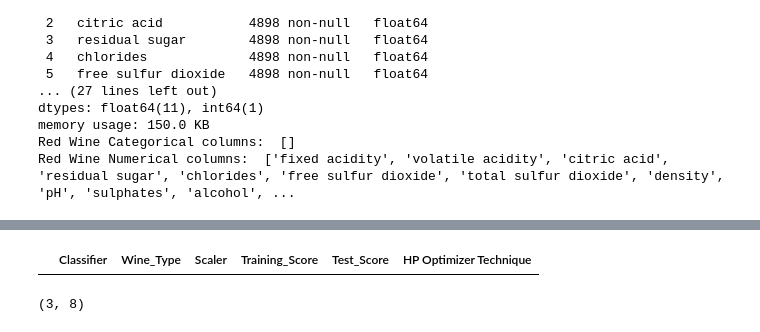
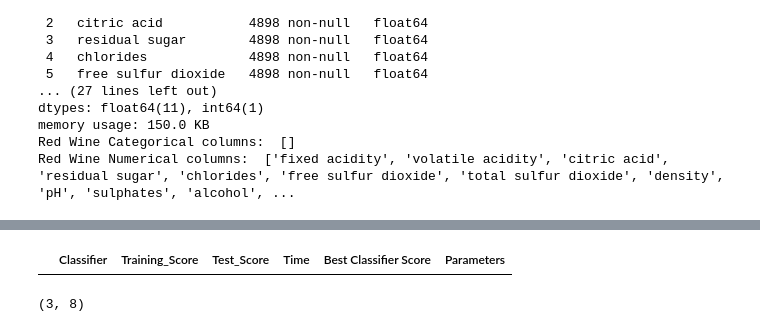
Before and after one commit to COSC5557/hyperparameter-optimization-lrstafford, a Jupyter notebook: Exercise4_clean.ipynb, the cells around one changed output, grey strips where cells are left out. Saved outputs shown, nothing was run; the diff lists cells and outputs as text; code cells hidden in the pictures.

Commit message:
Multiple updates based on Dr. K comments.
Updated models, updated writeup, updated method of param serches.
Please look at Exercise4_RFCMLP.ipynb for Code, and ExerciseR.pdf for writeup.

```diff
--- a/Exercise4_clean.ipynb
+++ b/Exercise4_clean.ipynb
@@ -404,13 +413,14 @@ mlpparams = [
 # %%
 #Make an empty pandas dataframe in which to store model performance data:
 performance_scores = pd.DataFrame(columns=['Classifier',
-                                           'Wine_Type',
-                                           'Scaler',
-                                           'Training_Score',
-                                           'Test_Score', 'HP Optimizer Technique'])
+                                       'Training_Score',
+                                       'Test_Score',
+                                        'Time',
+                                       'Best Classifier Score',
+                                       'Parameters'])
 
 display(performance_scores)
 # %% [output]
-|  | Classifier | Wine_Type | Scaler | Training_Score | Test_Score | HP Optimizer Technique |
+|  | Classifier | Training_Score | Test_Score | Time | Best Classifier Score | Parameters |
 # %%
 #Makes empty dataframes in which to store best parameters list.
```
Also changed, not shown: parts of 13 cells of this notebook, 18 other files.
